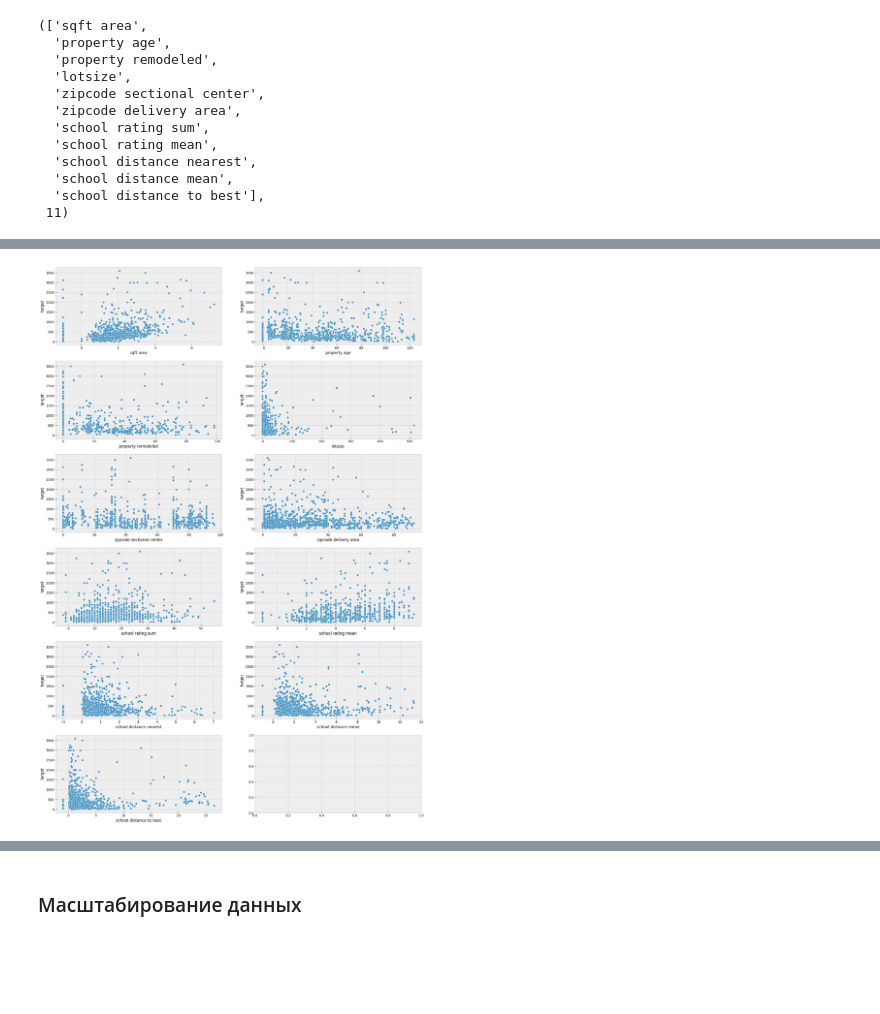
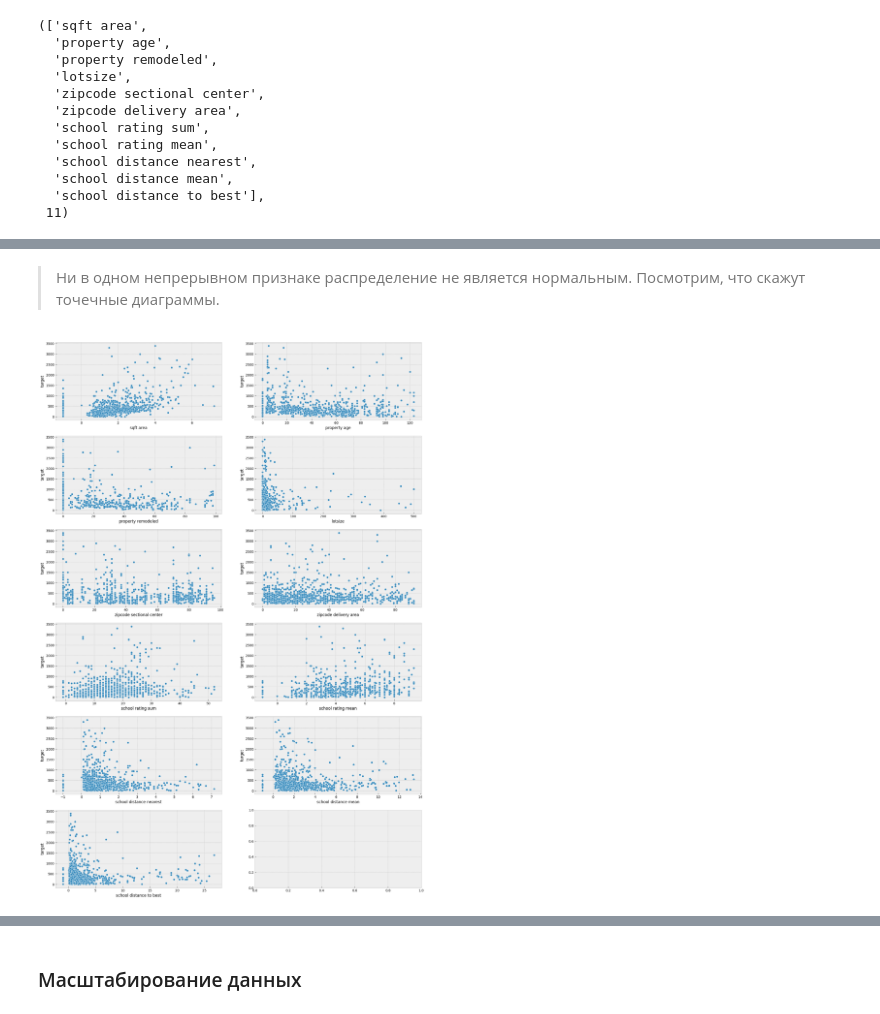
Before and after one commit to georgekovin/Housing-Regression-Project, a Jupyter notebook: modeling_nb.ipynb, the cells around one changed output, grey strips where cells are left out. Drawn from its saved outputs; the diff is of its cells as text; code cells hidden in the pictures; blank space fills up the shorter version.

```diff
--- a/modeling_nb.ipynb
+++ b/modeling_nb.ipynb
@@ -279,15 +248,25 @@ cleaned_data.shape
 # %%
 def binary_stattest(data, alpha=0.05):
+    """
+    Исследует две независимых выборки на предмет того,
+    зависит ли от них распределение в целевом признаке
+
+    - data: данные
+    - alpha: уровень значимости
+    """
+    # выделяем бинарные столбцы
     bins_list = []
 
     for col in data.columns:
         if data[col].nunique() == 2:
             bins_list.append(col)
 
+    # создаем новую таблицу с индексами-названиями
     statdata = pd.DataFrame(index=bins_list)
     pv_list = []
     dep_list = []
 
+    # делим данные по бинарному признаку и применяем тест к целевым переменным
     for col_ in bins_list:
         sample_1 = data[data[col_] == 1]
         sample_0 = data[data[col_] == 0]
@@ -296,19 +275,23 @@ def binary_stattest(data, alpha=0.05):
                                 sample_1['target'])
         pv_list.append(p)
 
+        # если p-value больше уровня значимости, распределение в обеих выборках одинаковое
+        # иначе, целевой признак зависит от выборки
         if p > alpha:
             dep_list.append(0)
         else:
             dep_list.append(1)
 
+    # столбцы новой таблицы
     statdata['pvalue'] = pv_list
     statdata['depends'] = dep_list
 
     return statdata
 
 
-bs_data = binary_stattest(cleaned_data)
+bs_data = binary_stattest(data)
 
+# выделяем бесполезные переменные, которые не влияют на целевой признак
 useless_df = bs_data[bs_data['depends'] == 0]
 
 useless_df
@@ -328,5 +316,6 @@ useless_df
 # %%
-cleaned_data.drop(useless_df.index, axis=1, inplace=True)
+# удаляем бесполезные переменные
+data.drop(useless_df.index, axis=1, inplace=True)
 
-cleaned_data.shape
+data.shape
 # %% [output]
@@ -336,13 +327,15 @@ cleaned_data.shape
 # %%
+# проверим сколько уникальных значений есть в числовых признаках
 num_cols = []
 
-for col in cleaned_data.columns:
-    if cleaned_data[col].nunique() > 2:
+for col in data.columns:
+    if data[col].nunique() > 2:
         num_cols.append(col)
 
+# убираем целевую переменную, ее трогать пока нельзя
 num_cols.remove('target')
 
-numdata_info = get_data_info(cleaned_data[num_cols])
+numdata_info = get_data_info(data[num_cols])
 
 numdata_info
 # %% [output]
@@ -366,7 +361,10 @@ numdata_info
 # %% [markdown]
 #### *Категориальные*
 # %%
-cat_cols = numdata_info[numdata_info['Uniques'] <= 20].index.tolist()
+# список категориальных переменных
+cat_cols = (numdata_info
+            .query('Uniques <= 20')
+            .index).tolist()
 
 cat_cols
 # %% [output]
@@ -446,16 +516,22 @@ num_cols, len(num_cols)
+# %% [markdown]
+> Ни в одном непрерывном признаке распределение не является нормальным. Посмотрим, что скажут точечные диаграммы.
 # %%
 fig, ax = plt.subplots(6, 2, figsize=(20, 30))
 
+# поскольку данных очень много, диаграммы будут сложными и неинформативными,
+# поэтому выберем 1000 случайных объектов и с ними построим графики
 for i, col in enumerate(num_cols):
-    sample = cleaned_data[[col, 'target']].sample(1000, random_state=R)
+    sample = data[[col, 'target']].sample(1000, random_state=R)
 
+    # если номер элемента списка четный, размещаем график в первой колонке фигуры
+    # иначе - во второй колонке
     if i % 2 == 0:
         ax_place = ax[i//2, 0]
     else:
         ax_place = ax[i//2, 1]
 
     sns.scatterplot(sample, x=col, y='target', ax=ax_place)
 
 fig.show()
 # %% [output]
-[figure, old version]
+[figure, new version]
```
Also changed, not shown: parts of 113 cells of this notebook.
